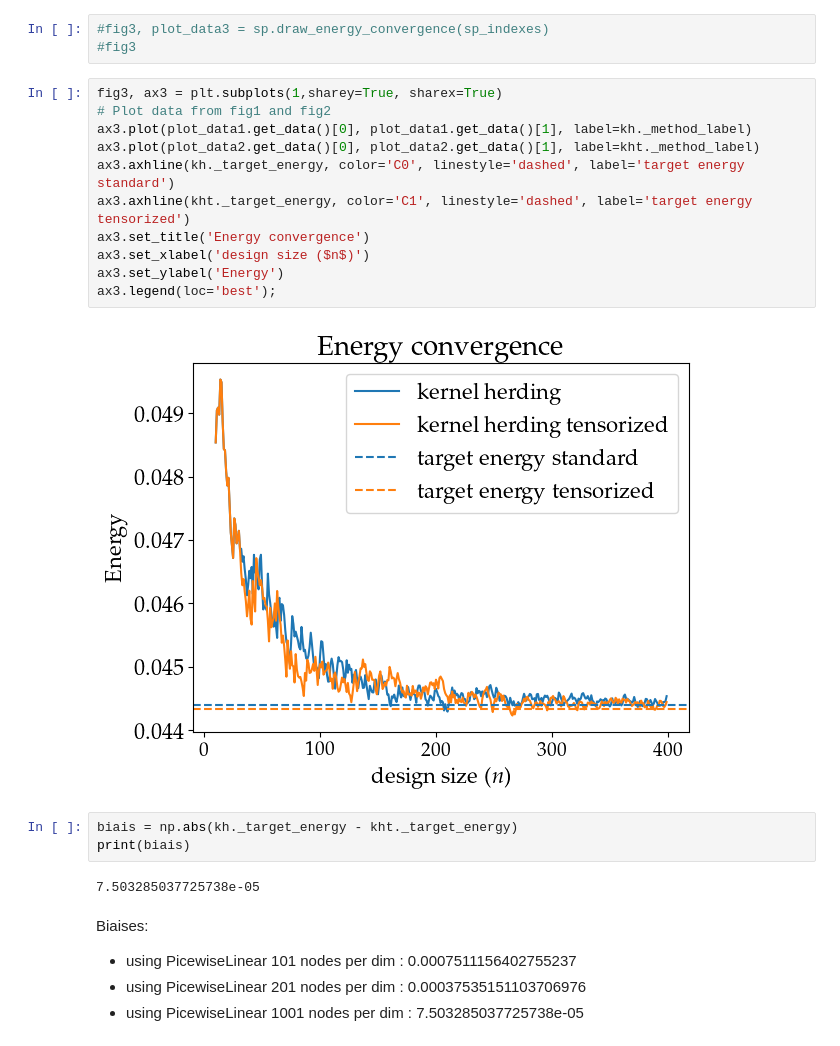
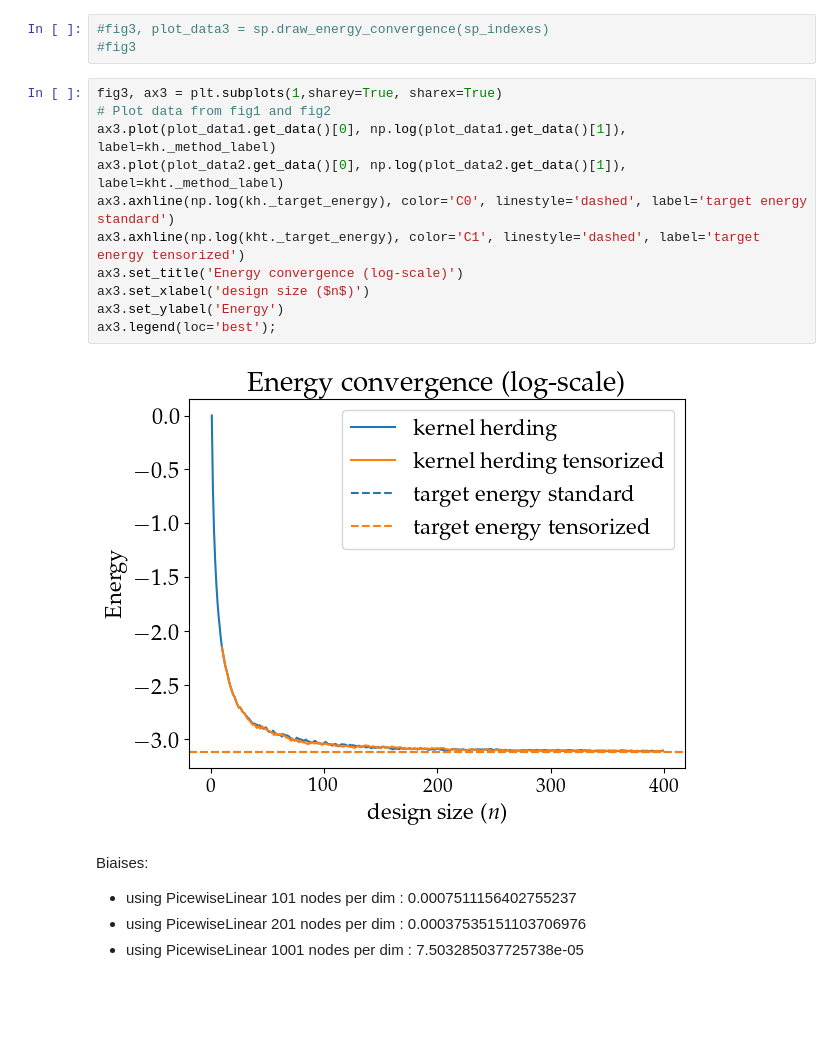
Before and after one commit to efekhari27/otkerneldesign, a Jupyter notebook: examples/kernel_herding_energy.ipynb, the cells around one changed output. Drawn from its saved outputs; the diff is of its cells as text; blank space fills up the shorter version.

```diff
--- a/examples/kernel_herding_energy.ipynb
+++ b/examples/kernel_herding_energy.ipynb
@@ -76,21 +76,16 @@ fig2
 # %%
 fig3, ax3 = plt.subplots(1,sharey=True, sharex=True)
 # Plot data from fig1 and fig2
-ax3.plot(plot_data1.get_data()[0], plot_data1.get_data()[1], label=kh._method_label)
-ax3.plot(plot_data2.get_data()[0], plot_data2.get_data()[1], label=kht._method_label)
-ax3.axhline(kh._target_energy, color='C0', linestyle='dashed', label='target energy standard')
-ax3.axhline(kht._target_energy, color='C1', linestyle='dashed', label='target energy tensorized')
-ax3.set_title('Energy convergence')
+ax3.plot(plot_data1.get_data()[0], np.log(plot_data1.get_data()[1]), label=kh._method_label)
+ax3.plot(plot_data2.get_data()[0], np.log(plot_data2.get_data()[1]), label=kht._method_label)
+ax3.axhline(np.log(kh._target_energy), color='C0', linestyle='dashed', label='target energy standard')
+ax3.axhline(np.log(kht._target_energy), color='C1', linestyle='dashed', label='target energy tensorized')
+ax3.set_title('Energy convergence (log-scale)')
 ax3.set_xlabel('design size ($n$)')
 ax3.set_ylabel('Energy')
 ax3.legend(loc='best');
 # %% [output]
-[figure, old version]
+[figure, new version]
-# %%
-biais = np.abs(kh._target_energy - kht._target_energy)
-print(biais)
-# %% [output]
-7.503285037725738e-05
 # %% [markdown]
 Biaises:
 - using PicewiseLinear 101 nodes per dim : 0.0007511156402755237
```
Also changed, not shown: parts of 2 cells of this notebook, 11 other files.
